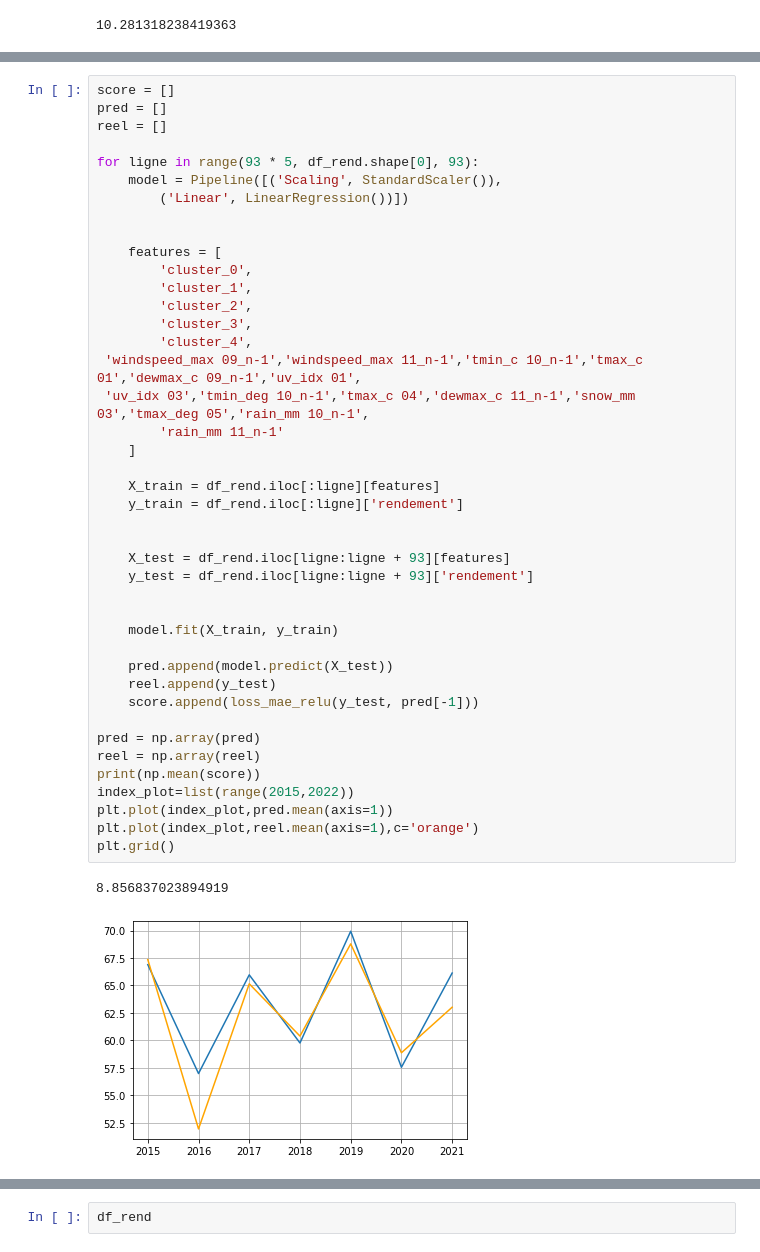
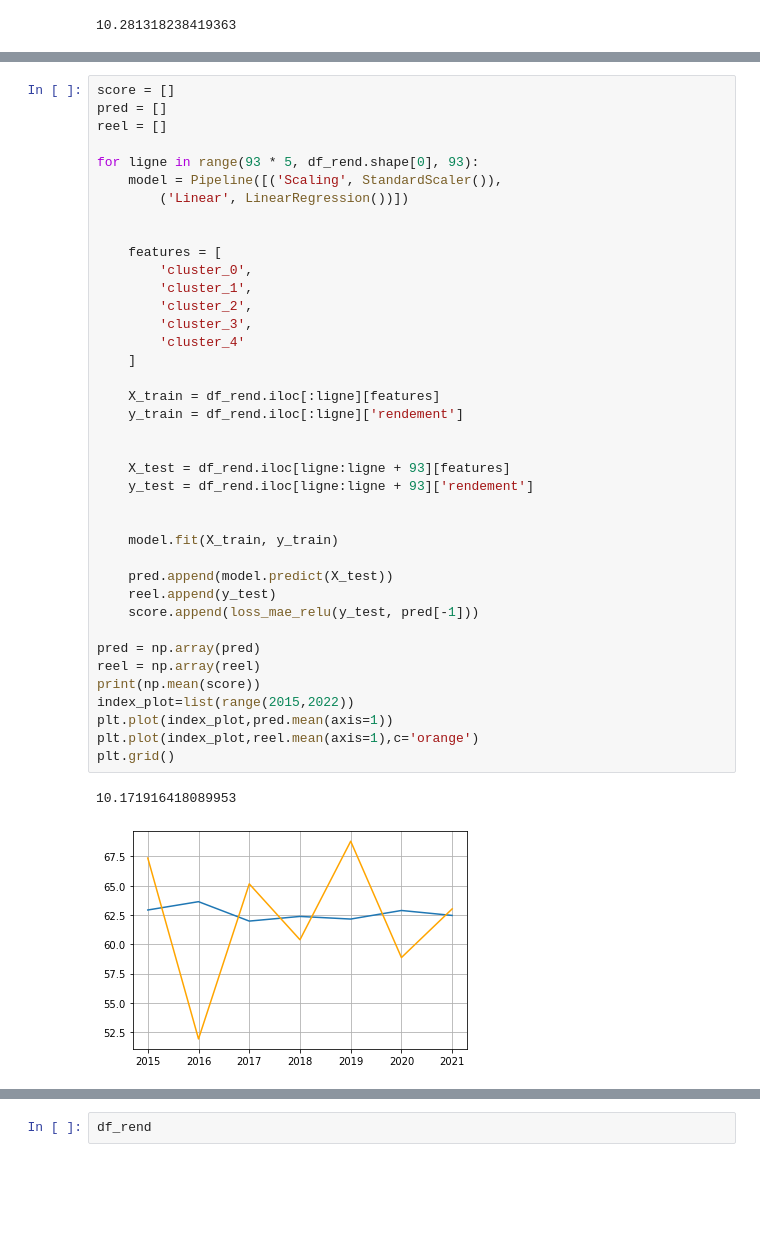
Before and after one commit to PierreCeraH/deepagri, a Jupyter notebook: notebooks/Model-Chantier-Vincent.ipynb, the cells around one changed output, grey strips where cells are left out. Cells and saved outputs as stored; diff of their text form; blank space fills up the shorter version.

```diff
--- a/notebooks/Model-Chantier-Vincent.ipynb
+++ b/notebooks/Model-Chantier-Vincent.ipynb
@@ -47,36 +160,33 @@ for ligne in range(93 * 5, df_rend.shape[0], 93):
 
     features = [
         'cluster_0',
         'cluster_1',
         'cluster_2',
         'cluster_3',
-        'cluster_4',
- 'windspeed_max 09_n-1','windspeed_max 11_n-1','tmin_c 10_n-1','tmax_c 01','dewmax_c 09_n-1','uv_idx 01',
- 'uv_idx 03','tmin_deg 10_n-1','tmax_c 04','dewmax_c 11_n-1','snow_mm 03','tmax_deg 05','rain_mm 10_n-1',
-        'rain_mm 11_n-1'
+        'cluster_4'
     ]
 
     X_train = df_rend.iloc[:ligne][features]
     y_train = df_rend.iloc[:ligne]['rendement']
 
 
     X_test = df_rend.iloc[ligne:ligne + 93][features]
     y_test = df_rend.iloc[ligne:ligne + 93]['rendement']
 
 
     model.fit(X_train, y_train)
 
     pred.append(model.predict(X_test))
     reel.append(y_test)
     score.append(loss_mae_relu(y_test, pred[-1]))
 
 pred = np.array(pred)
 reel = np.array(reel)
 print(np.mean(score))
 index_plot=list(range(2015,2022))
 plt.plot(index_plot,pred.mean(axis=1))
 plt.plot(index_plot,reel.mean(axis=1),c='orange')
 plt.grid()
 # %% [output]
-8.856837023894919
+10.171916418089953
-[figure, old version]
+[figure, new version]
```
Also changed, not shown: parts of 32 cells of this notebook.
